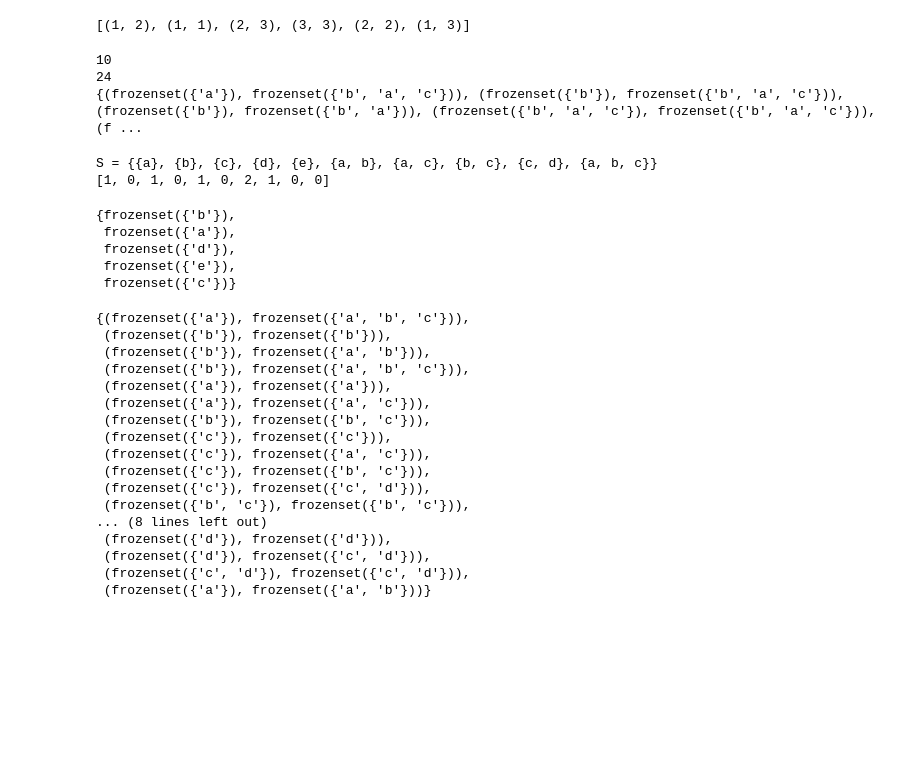
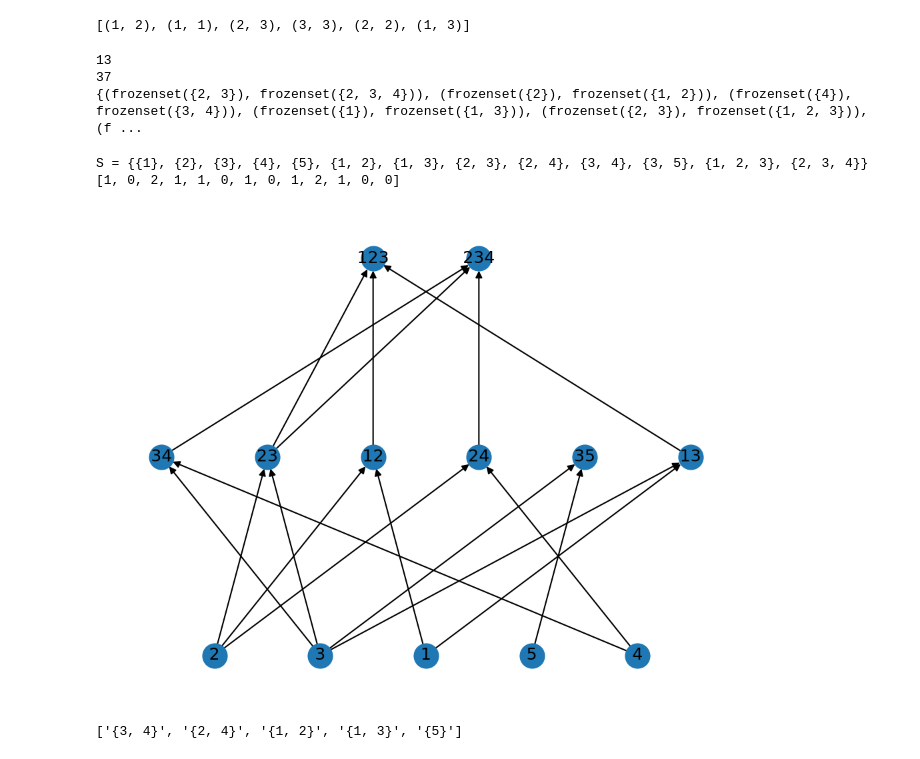
Before and after one commit to ryanj-0/simplicial_complex_proj, a Jupyter notebook: testing.ipynb, the cells around one changed output. Saved outputs shown, nothing was run; the diff lists cells and outputs as text; code cells hidden in the pictures; blank space fills up the shorter version.

```diff
--- a/testing.ipynb
+++ b/testing.ipynb
@@ -39,55 +39,51 @@ list(p.R)
 # %%
 
 
-test_complex = SimplicialComplex([{"a","b","c"}, {"c","d"}, {"e"}])
+test_complex = SimplicialComplex([(1,2,3),(2,3,4),(3,5)])
 print(len(test_complex.S))
 print(len(test_complex.R))
 print(test_complex.R) # shows unsorted
 #test_complex.S
 # %% [output]
-10
-24
-{(frozenset({'a'}), frozenset({'b', 'a', 'c'})), (frozenset({'b'}), frozenset({'b', 'a', 'c'})), (frozenset({'b'}), frozenset({'b', 'a'})), (frozenset({'b', 'a', 'c'}), frozenset({'b', 'a', 'c'})), (f ...
+13
+37
+{(frozenset({2, 3}), frozenset({2, 3, 4})), (frozenset({2}), frozenset({1, 2})), (frozenset({4}), frozenset({3, 4})), (frozenset({1}), frozenset({1, 3})), (frozenset({2, 3}), frozenset({1, 2, 3})), (f ...
 # %%
 print(test_complex)
 
 lengths = [len(f)-1 for f in test_complex.S]
 print(lengths)
 
 #length_positions = [e for e, i in enumerate(lengths) if i == 0]
 #print(length_positions)
 
 uni_lengths = range(max(lengths)+1)
 [*uni_lengths]
 
-test_complex.n_simplices(0)
+test_complex.draw_hasse()
 # %% [output]
-S = {{a}, {b}, {c}, {d}, {e}, {a, b}, {a, c}, {b, c}, {c, d}, {a, b, c}}
-[1, 0, 1, 0, 1, 0, 2, 1, 0, 0]
+S = {{1}, {2}, {3}, {4}, {5}, {1, 2}, {1, 3}, {2, 3}, {2, 4}, {3, 4}, {3, 5}, {1, 2, 3}, {2, 3, 4}}
+[1, 0, 2, 1, 1, 0, 1, 0, 1, 2, 1, 0, 0]
-{frozenset({'b'}),
- frozenset({'a'}),
- frozenset({'d'}),
- frozenset({'e'}),
- frozenset({'c'})}
+[figure, added]
 # %%
-test_complex.S
-test_complex.R
+[
+    (test_complex._format_face(n),
+    list(map(
+        test_complex._format_face, nx.descendants(test_complex.hasse_diagram(),n)
+        ))
+        )
+    for n in test_complex.S]
+
+G = test_complex.hasse_diagram()
+
+tops = [n for n in G if G.out_degree(n) == 0]
+
+[[p for p in G.predecessors(n) if G.out_degree(p) < 2] for n in tops]
+
+
+test_complex.boundary_k()
+#test_complex.facets()
+#test_complex.n_simplices(1)
 # %% [output]
-{(frozenset({'a'}), frozenset({'a', 'b', 'c'})),
- (frozenset({'b'}), frozenset({'b'})),
- (frozenset({'b'}), frozenset({'a', 'b'})),
- (frozenset({'b'}), frozenset({'a', 'b', 'c'})),
- (frozenset({'a'}), frozenset({'a'})),
- (frozenset({'a'}), frozenset({'a', 'c'})),
- (frozenset({'b'}), frozenset({'b', 'c'})),
- (frozenset({'c'}), frozenset({'c'})),
- (frozenset({'c'}), frozenset({'a', 'c'})),
- (frozenset({'c'}), frozenset({'b', 'c'})),
- (frozenset({'c'}), frozenset({'c', 'd'})),
- (frozenset({'b', 'c'}), frozenset({'b', 'c'})),
-... (8 lines left out)
- (frozenset({'d'}), frozenset({'d'})),
- (frozenset({'d'}), frozenset({'c', 'd'})),
- (frozenset({'c', 'd'}), frozenset({'c', 'd'})),
- (frozenset({'a'}), frozenset({'a', 'b'}))}
+['{3, 4}', '{2, 4}', '{1, 2}', '{1, 3}', '{5}']
 # %%
```
Also changed, not shown: parts of 5 cells of this notebook.
